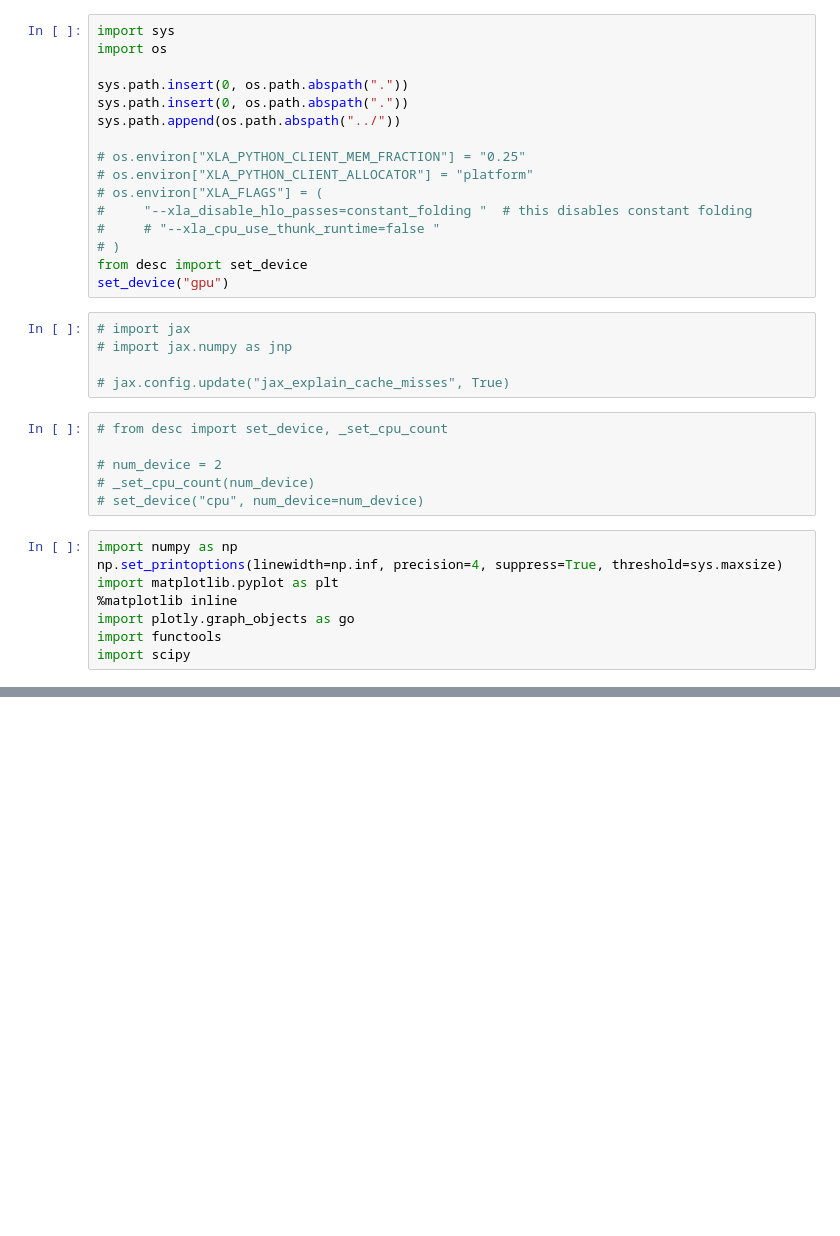
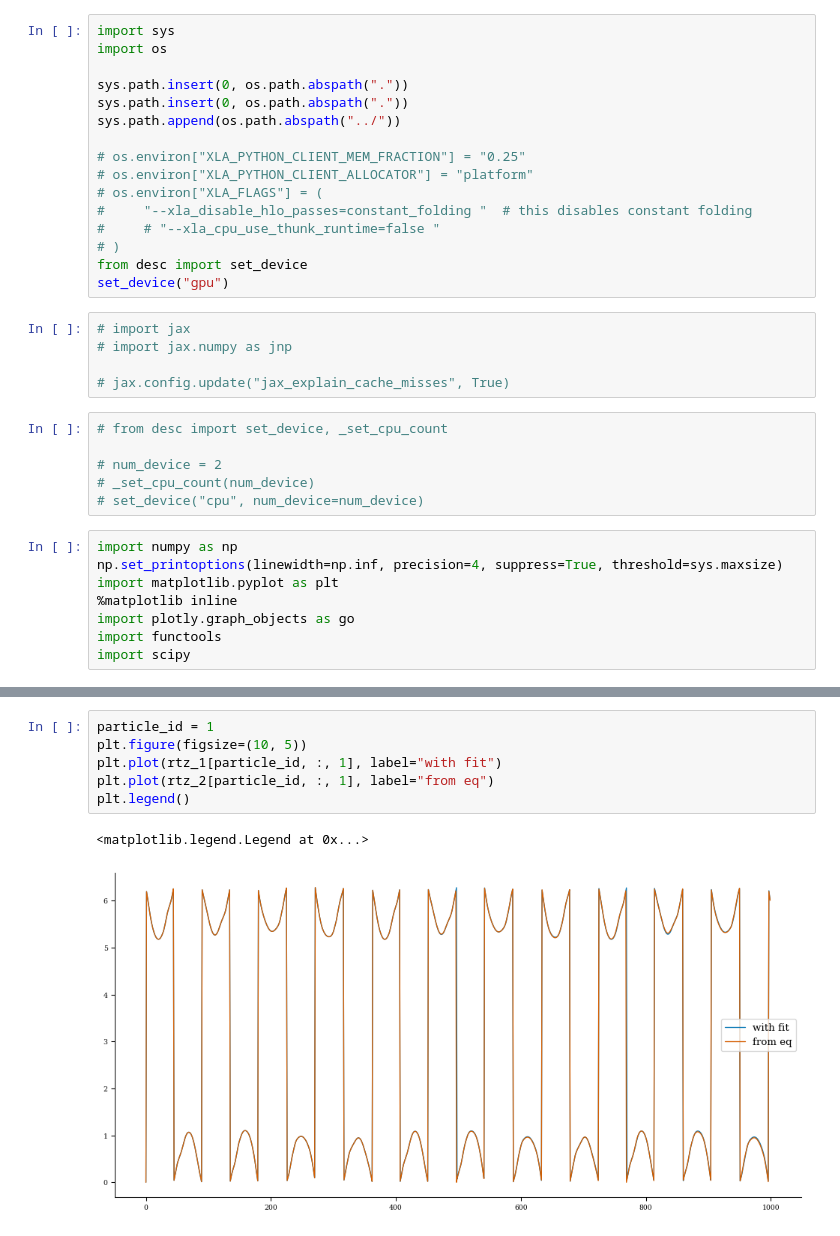
Before and after one commit to YigitElma/DEBUG-DESC, a Jupyter notebook: test-notebook.ipynb, the cells around one changed output, grey strips where cells are left out. Drawn from its saved outputs; the diff is of its cells as text; blank space fills up the shorter version.

```diff
--- a/test-notebook.ipynb
+++ b/test-notebook.ipynb
@@ -96,0 +194,9 @@ plot_comparison([eq0, eq]);
+# %%
+particle_id = 1
+plt.figure(figsize=(10, 5))
+plt.plot(rtz_1[particle_id, :, 1], label="with fit")
+plt.plot(rtz_2[particle_id, :, 1], label="from eq")
+plt.legend()
+# %% [output]
+<matplotlib.legend.Legend at 0x...>
+[figure, added]
```
Also changed, not shown: parts of 12 cells of this notebook, 7 other files.
